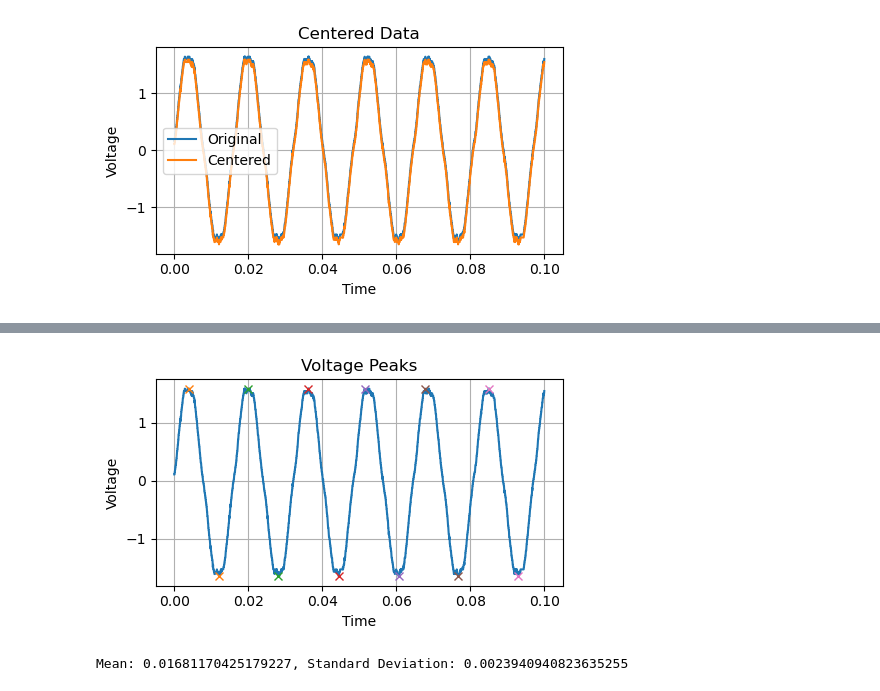
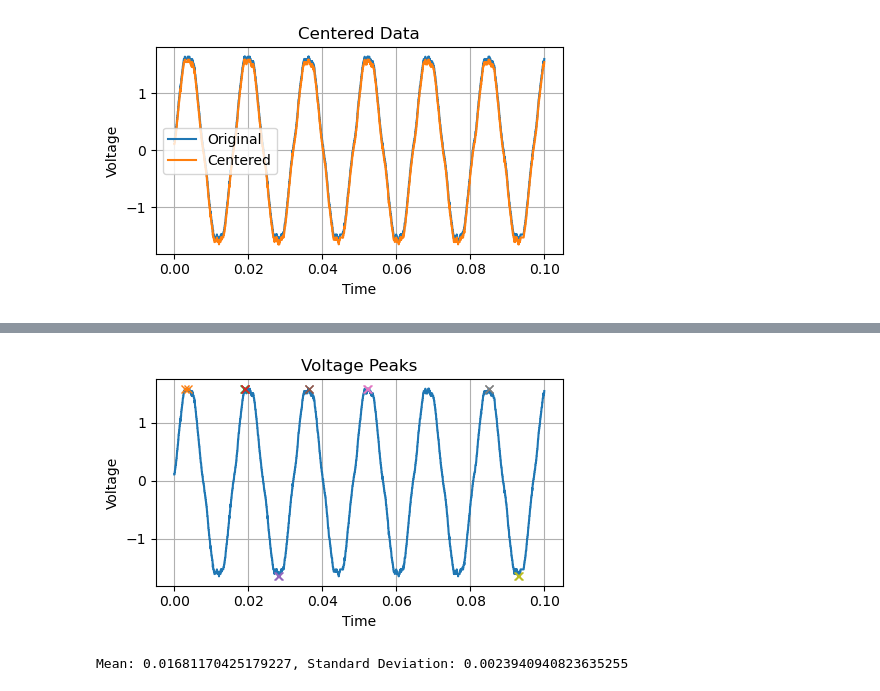
Before and after one commit to dan17229/V-Dyno, a Jupyter notebook: Torque_Constant_Calculator.ipynb, the cells around one changed output, grey strips where cells are left out. Saved outputs shown, nothing was run; the diff lists cells and outputs as text; code cells hidden in the pictures.

Commit message:
Major Change - removed EMF constant stuff and replaced with torque from source. Need to tweek peak finding algorithm

```diff
--- a/Torque_Constant_Calculator.ipynb
+++ b/Torque_Constant_Calculator.ipynb
@@ -101,9 +100,8 @@ nice_plot_please_two(dataframes[example]['times'],dataframes[example]['voltages'
 # %% [output]
 [figure]
 # %%
-def back_emf_finder(experiment,data=centered_data,window_start=0,window_size=0,voltage_threshold=1,plot=False,filter=False):
-    test_data= data[experiment].copy()
-
+def waveform_data_info(experiment,data=centered_data,window_start=0,window_size=0,voltage_threshold=.5,plot=False,filter=False,distance_factor=2.0):
+    test_data = data[experiment]
     if filter == True:
         # Compute the Fourier Transform of the voltages
         N = len(test_data['voltages'])
@@ -126,32 +124,30 @@ def back_emf_finder(experiment,data=centered_data,window_start=0,window_size=0,v
 
     if window_size==0:
         window_size = len(test_data['times'])
-    voltage_threshold=1
 
     # Adjust the distance and prominence parameters to widen the tolerance for peak detection
-    peaks_positive, _ = find_peaks(test_data['voltages'][window_start:window_start+window_size], height=voltage_threshold, prominence=0.1, distance=100)
-    peaks_negative, _ = find_peaks(-np.array(test_data['voltages'][window_start:window_start+window_size]), height=voltage_threshold, prominence=0.1, distance=100)
+    peaks_positive, _ = find_peaks(test_data['voltages'][window_start:window_start+window_size], height=voltage_threshold, prominence=max(test_data['voltages'])/4)
+    peaks_negative, _ = find_peaks(-np.array(test_data['voltages'][window_start:window_start+window_size]), height=voltage_threshold, prominence=max(test_data['voltages'])/4)
     peaks = np.concatenate((peaks_positive, peaks_negative))
     peaks=np.sort(peaks)
     peaks = peaks+window_start
 
     # Calculate the distance between consecutive peaks in time and voltage and calculate constant
-    peak_distances = []
+    peak_times = []
+    peak_voltage = []
     peak_pairs = []
-    back_emf = []
     for i in range(0, len(peaks) - 1, 2):
         time_distance = test_data['times'][peaks[i+1]] - test_data['times'][peaks[i]]
-        if time_distance>0.02:
-            continue
+        if i>0:
+            if time_distance>distance_factor*peak_times[-1]:
+                continue
         peak_pairs.append((peaks[i], peaks[i+1]))
         voltage_distance = test_data['voltages'][peaks[i+1]] - test_data['voltages'][peaks[i]]
-        peak_distances.append((time_distance, voltage_distance))
-        back_emf.append((1/np.sqrt(3))*abs(voltage_distance*time_distance))
+        peak_times.append(time_distance)
+        peak_voltage.append(voltage_distance)
 
-    # # Print the distances
-    # for i, (time_dist, volt_dist) in enumerate(peak_distances):
-    #     print(f"Peak pair {i+1}: Time distance = {time_dist}, Voltage distance = {volt_dist}")
-    #     print(f"Constant = {((1/np.sqrt(3))*abs(volt_dist*time_dist))}")
+    peak_to_peak_time = np.mean(np.abs(peak_times))
+    peak_to_peak_voltage = np.mean(np.abs(peak_voltage))
 
     if plot == True:
         plt.figure(figsize=(5, 3))
@@ -165,5 +161,5 @@ def back_emf_finder(experiment,data=centered_data,window_start=0,window_size=0,v
         plt.tight_layout()
         plt.show(block=False)
 
-    return back_emf
+    return (peak_to_peak_time, peak_to_peak_voltage)
 # %%
@@ -182,8 +199,8 @@ def torque_finder(experiment, data = centered_data, wind_type=None):
 # %%
 example = "RedF0001CH2"
-back_emf = back_emf_finder(example,plot=True,filter=False)
+(example_half_period,example_pk2pk)=waveform_data_info(example,plot=True)
 # %% [output]
-[figure, old version]
+[figure, new version]
 # %%
 all_back_emf = []
 experiment_start_points=[0]
```
Also changed, not shown: parts of 4 cells of this notebook.
